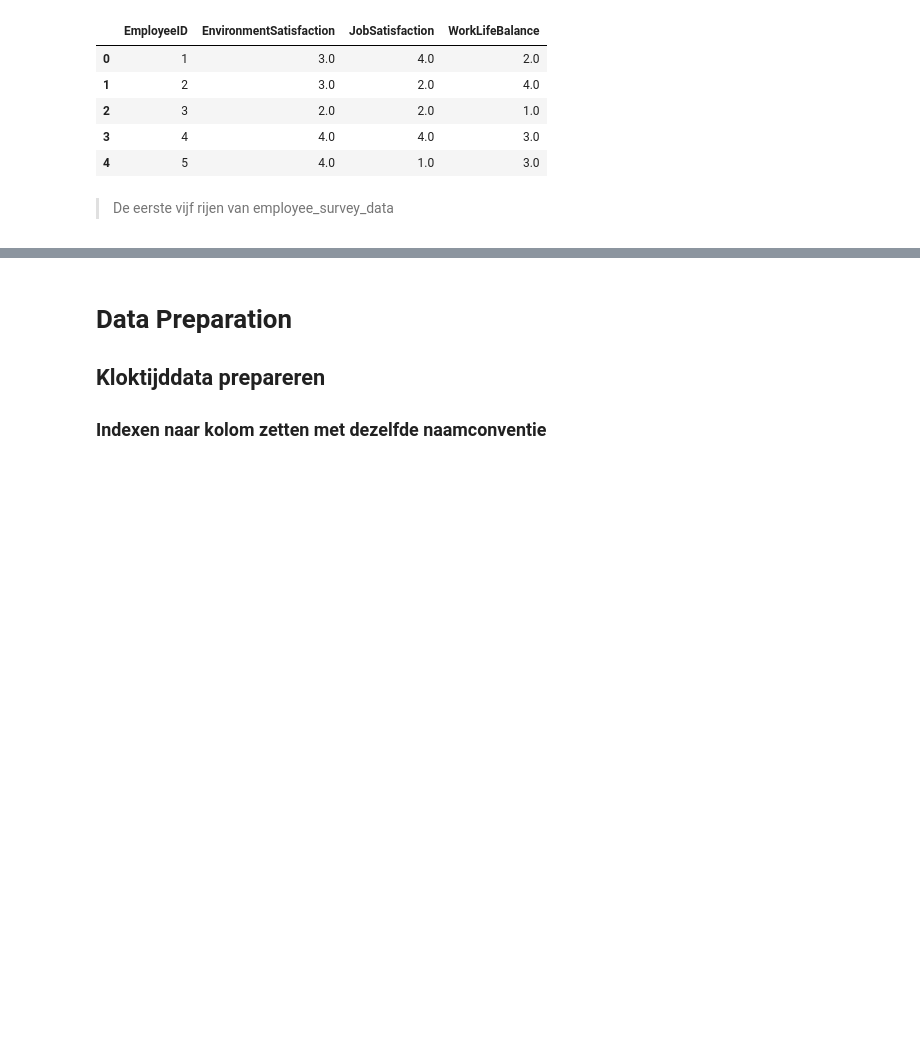
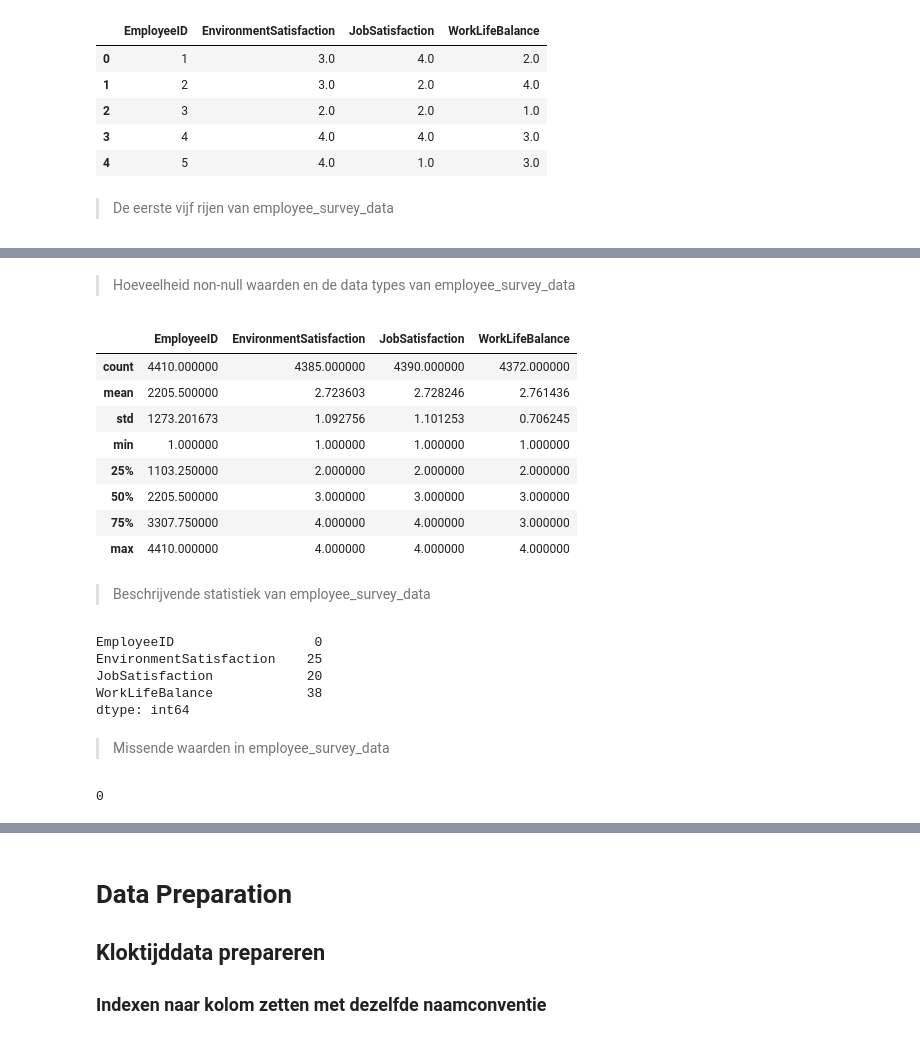
Before and after one commit to SevenNightsDarkCrow/Business_Analytics_I-HR, a Jupyter notebook: Notebooks/Onderzoek.ipynb, the cells around one changed output, grey strips where cells are left out. Cells and saved outputs as stored; diff of their text form; code cells hidden in the pictures; blank space fills up the shorter version.

```diff
--- a/Notebooks/Onderzoek.ipynb
+++ b/Notebooks/Onderzoek.ipynb
@@ -169,0 +184,30 @@ employee_survey_data.head()
+# %% [markdown]
+> Hoeveelheid non-null waarden en de data types van employee_survey_data
+# %%
+employee_survey_data.describe()
+# %% [output]
+|  | EmployeeID | EnvironmentSatisfaction | JobSatisfaction | WorkLifeBalance |
+| count | 4410.000000 | 4385.000000 | 4390.000000 | 4372.000000 |
+| mean | 2205.500000 | 2.723603 | 2.728246 | 2.761436 |
+| std | 1273.201673 | 1.092756 | 1.101253 | 0.706245 |
+| min | 1.000000 | 1.000000 | 1.000000 | 1.000000 |
+| 25% | 1103.250000 | 2.000000 | 2.000000 | 2.000000 |
+| 50% | 2205.500000 | 3.000000 | 3.000000 | 3.000000 |
+| 75% | 3307.750000 | 4.000000 | 4.000000 | 3.000000 |
+| max | 4410.000000 | 4.000000 | 4.000000 | 4.000000 |
+# %% [markdown]
+>Beschrijvende statistiek van employee_survey_data
+# %%
+employee_survey_data.isna().sum()
+# %% [output]
+EmployeeID                  0
+EnvironmentSatisfaction    25
+JobSatisfaction            20
+WorkLifeBalance            38
+dtype: int64
+# %% [markdown]
+>Missende waarden in employee_survey_data
+# %%
+employee_survey_data.duplicated().sum()
+# %% [output]
+0
```
Also changed, not shown: parts of 42 cells of this notebook.
